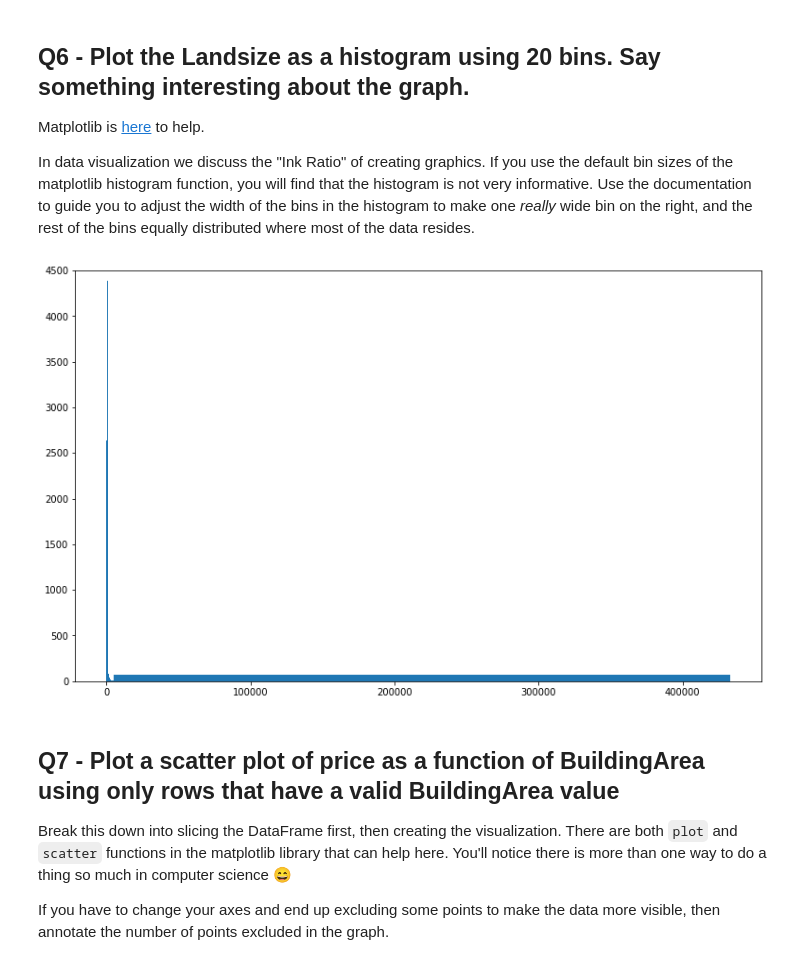
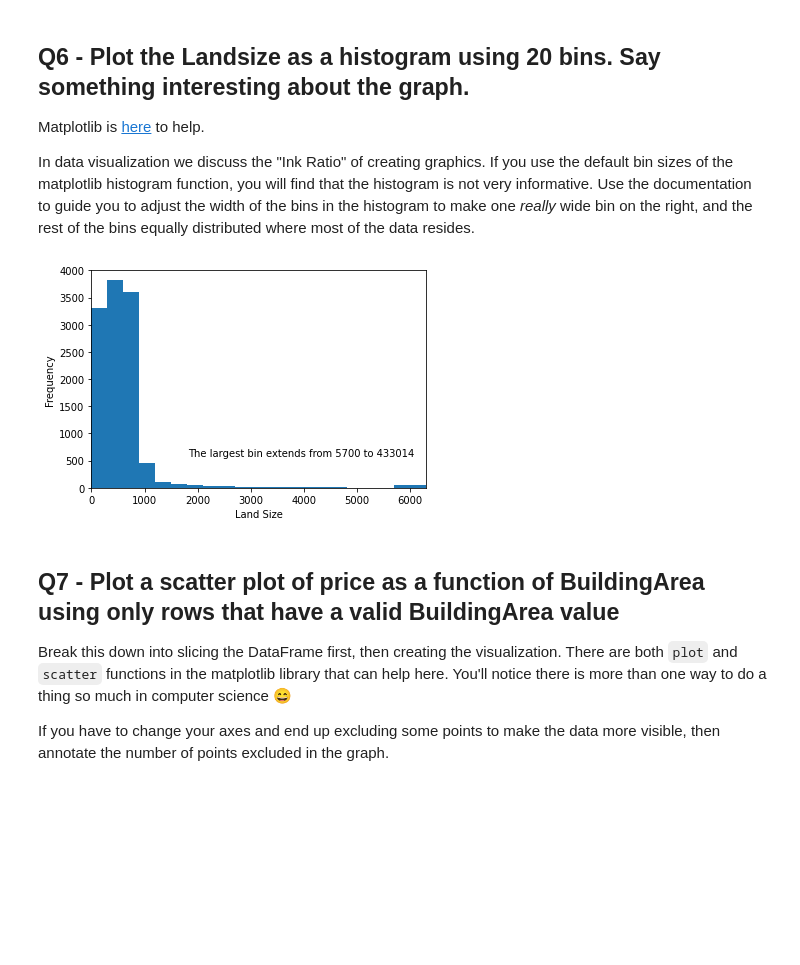
Before and after one commit to alex-chiu/CS329E-Data-Analytics, a Jupyter notebook: HW1/329e_HW1.ipynb, the cells around one changed output. Drawn from its saved outputs; the diff is of its cells as text; code cells hidden in the pictures; blank space fills up the shorter version.

Commit message:
Fixed Q3 and histogram

```diff
--- a/HW1/329e_HW1.ipynb
+++ b/HW1/329e_HW1.ipynb
@@ -142,25 +147,29 @@ In data visualization we discuss the "Ink Ratio" of creating graphics.  If you u
 # %%
 #land_size = df["Landsize"][df["Landsize"] != 0] # Take all landsize values greater than 0
 #land_size_hist = plt.hist(land_size, bins=[])
 
 # code goes here
 landSize = df[df["Landsize"]!=0]["Landsize"] #df["Landsize"]
 
 bins = []
 total = 0.
 
 for i in range(20):
-    bins.append(round(i*250,0))
+    bins.append(round(i*300,0))
 
 bins.append(landSize.max())
 
-plt.figure(figsize=(13,8))
-q6 = plt.hist(landSize,bins=bins)
+
+plt.hist(landSize,bins=bins)
 landSize.max()
-plt.ylim(0,4500)
+plt.xlim(0,300*21)
+plt.ylim(0,4000)
+plt.ylabel("Frequency")
+plt.xlabel("Land Size")
+plt.annotate("The largest bin extends from 5700 to 433014",xy=(150, 70), xycoords='figure pixels')
 plt.show()
 # %% [output]
-[figure, old version]
+[figure, new version]
 # %% [markdown]
 ## Q7 - Plot a scatter plot of price as a function of BuildingArea using only rows that have a valid BuildingArea value
 
```
Also changed, not shown: parts of 3 cells of this notebook, 1 other file.
